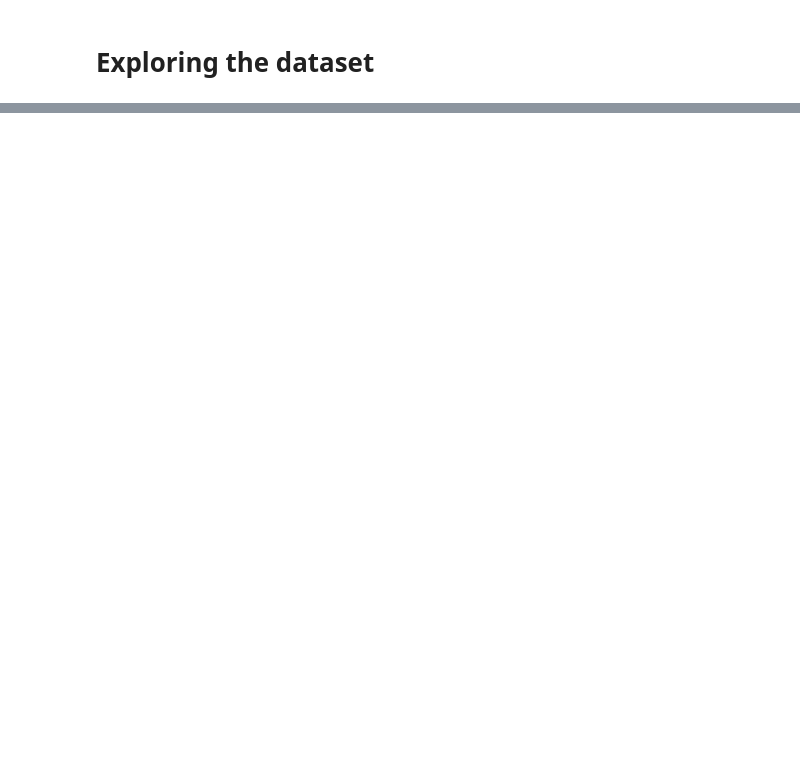
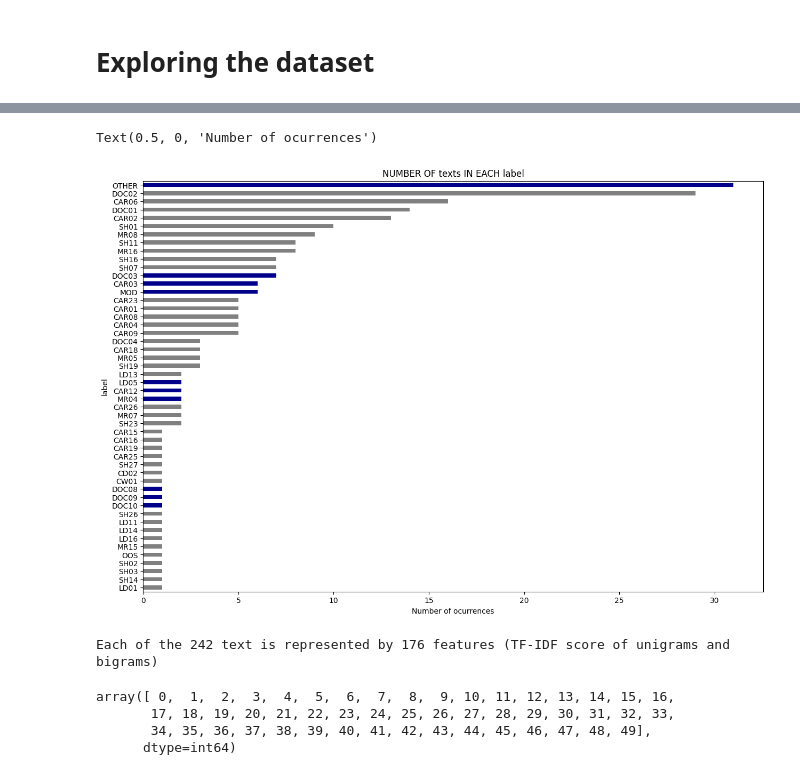
Before and after one commit to Himanshu-pardhi/nlp_elevator_inspection, a Jupyter notebook: nlp.ipynb, the cells around one changed output, grey strips where cells are left out. Saved outputs shown, nothing was run; the diff lists cells and outputs as text; code cells hidden in the pictures; blank space fills up the shorter version.

Commit message:
modified the example of ml model

```diff
--- a/nlp.ipynb
+++ b/nlp.ipynb
@@ -55,3 +161,0 @@ df_json_training_fr.groupby('label').count().sort_values(by=['text'], ascending=
-# %%
-df_json_training_fr['text'] = df_json_training_fr['text'].str.lower()
-df_json_training_fr['text'] = df_json_training_fr['text'].str.replace(r"[(),.:*\'\"\n]", " ", regex=True)
@@ -57,0 +190,5 @@ df_json_training_fr['text'] = df_json_training_fr['text'].str.replace(r"[(),.:*\
+# %%
+df_json_training_fr['text'] = df_json_training_fr['text'].apply(lambda x: convert_to_lower(x))
+df_json_training_fr['text'] = df_json_training_fr['text'].apply(lambda x: remove_numbers(x))
+df_json_training_fr['text'] = df_json_training_fr['text'].apply(lambda x: remove_extra_white_spaces(x))
+df_json_training_fr['text'] = df_json_training_fr['text'].apply(lambda x: remove_special_char(x))
@@ -57,0 +199,5 @@ df_json_training_fr['text'] = df_json_training_fr['text'].str.replace(r"[(),.:*\
+# %%
+# copy the dataframe to start working on the first example https://www.analyticsvidhya.com/blog/2021/11/a-guide-to-building-an-end-to-end-multiclass-text-classification-model/
+df = df_json_training_fr.copy()
+# Create a new column 'category_id' with encoded categories
+df['category_id'] = df['label'].factorize()[0]
@@ -57,0 +235,36 @@ df_json_training_fr['text'] = df_json_training_fr['text'].str.replace(r"[(),.:*\
+# %%
+import matplotlib.pyplot as plt
+
+# visualize the data, and see how many numbers of text are there per label
+
+fig = plt.figure(figsize=(15,10))
+colors = ['grey','grey','grey','grey','grey','grey','grey','grey','grey',
+    'grey','darkblue','darkblue','darkblue']
+df.groupby('label').text.count().sort_values().plot.barh(
+    ylim=0, color=colors, title= 'NUMBER OF texts IN EACH label')
+plt.xlabel('Number of ocurrences', fontsize = 10)
+# %% [output]
+Text(0.5, 0, 'Number of ocurrences')
+[figure, added]
+# %%
+from sklearn.feature_extraction.text import TfidfVectorizer
+from sklearn.feature_extraction.text import TfidfTransformer
+from spacy.lang.fr.stop_words import STOP_WORDS as fr_stop
+
+final_stopwords_list = list(fr_stop)
+tfidf = TfidfVectorizer(sublinear_tf=True, min_df=5,
+                        ngram_range=(1, 2),
+                        stop_words=final_stopwords_list)
+# We transform each complaint into a vector
+features = tfidf.fit_transform(df.text).toarray()
+labels = df.category_id
+print("Each of the %d text is represented by %d features (TF-IDF score of unigrams and bigrams)" %(features.shape))
+# %% [output]
+Each of the 242 text is represented by 176 features (TF-IDF score of unigrams and bigrams)
+# %%
+labels.unique()
+# %% [output]
+array([ 0,  1,  2,  3,  4,  5,  6,  7,  8,  9, 10, 11, 12, 13, 14, 15, 16,
+       17, 18, 19, 20, 21, 22, 23, 24, 25, 26, 27, 28, 29, 30, 31, 32, 33,
+       34, 35, 36, 37, 38, 39, 40, 41, 42, 43, 44, 45, 46, 47, 48, 49],
+      dtype=int64)
```
Also changed, not shown: parts of 39 cells of this notebook.
